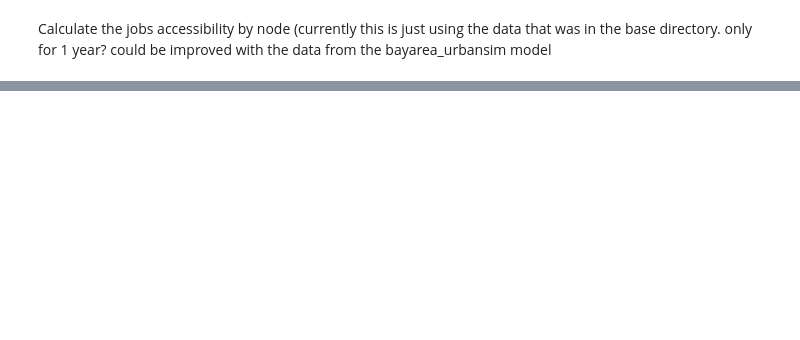
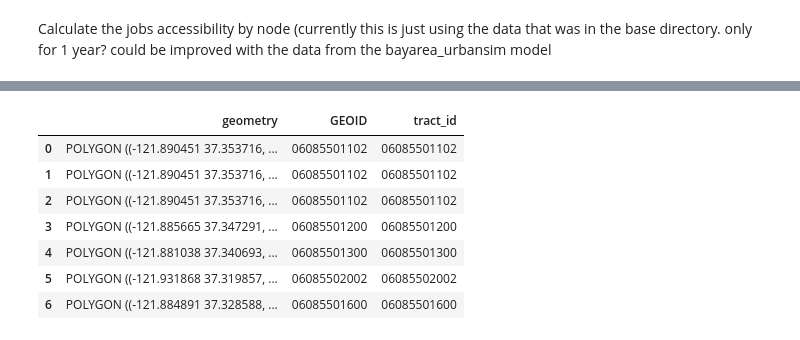
Before and after one commit to ual/ual_model_workspace, a Jupyter notebook: spring-2019-models/notebooks-amelia/indicators 1.ipynb, the cells around one changed output, grey strips where cells are left out. Cells and saved outputs as stored; diff of their text form; code cells hidden in the pictures; blank space fills up the shorter version.

```diff
--- a/spring-2019-models/notebooks-amelia/indicators 1.ipynb
+++ b/spring-2019-models/notebooks-amelia/indicators 1.ipynb
@@ -5,3 +11,5 @@ import pandana as pdna
 # %%
 homedata_file_path = '/home/data/'
 dd = '/home/data/spring_2019/base/'
+shapefiles_path = '/home/simon/spatial-data/'
+model_outputs_path = '/home/data/spring_2019/'
@@ -143,0 +143,12 @@ drive_jobs_vars.head()
+# %%
+drive_jobs_tracts = tracts.merge(drive_jobs_vars, left_on='GEOID', right_on='tract_id', how='right')
+drive_jobs_tracts[["geometry", "GEOID", "tract_id"]]
+# %% [output]
+|  | geometry | GEOID | tract_id |
+| 0 | POLYGON ((-121.890451 37.353716, ... | 06085501102 | 06085501102 |
+| 1 | POLYGON ((-121.890451 37.353716, ... | 06085501102 | 06085501102 |
+| 2 | POLYGON ((-121.890451 37.353716, ... | 06085501102 | 06085501102 |
+| 3 | POLYGON ((-121.885665 37.347291, ... | 06085501200 | 06085501200 |
+| 4 | POLYGON ((-121.881038 37.340693, ... | 06085501300 | 06085501300 |
+| 5 | POLYGON ((-121.931868 37.319857, ... | 06085502002 | 06085502002 |
+| 6 | POLYGON ((-121.884891 37.328588, ... | 06085501600 | 06085501600 |
```
Also changed, not shown: parts of 14 cells of this notebook.
